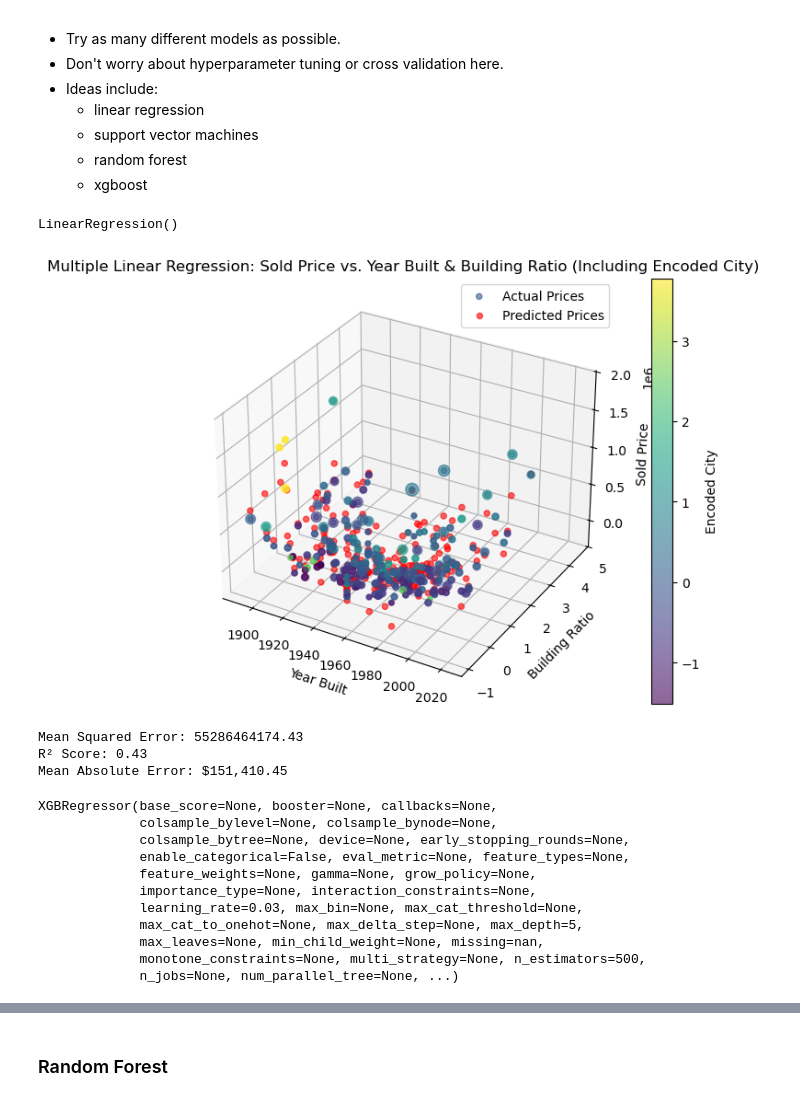
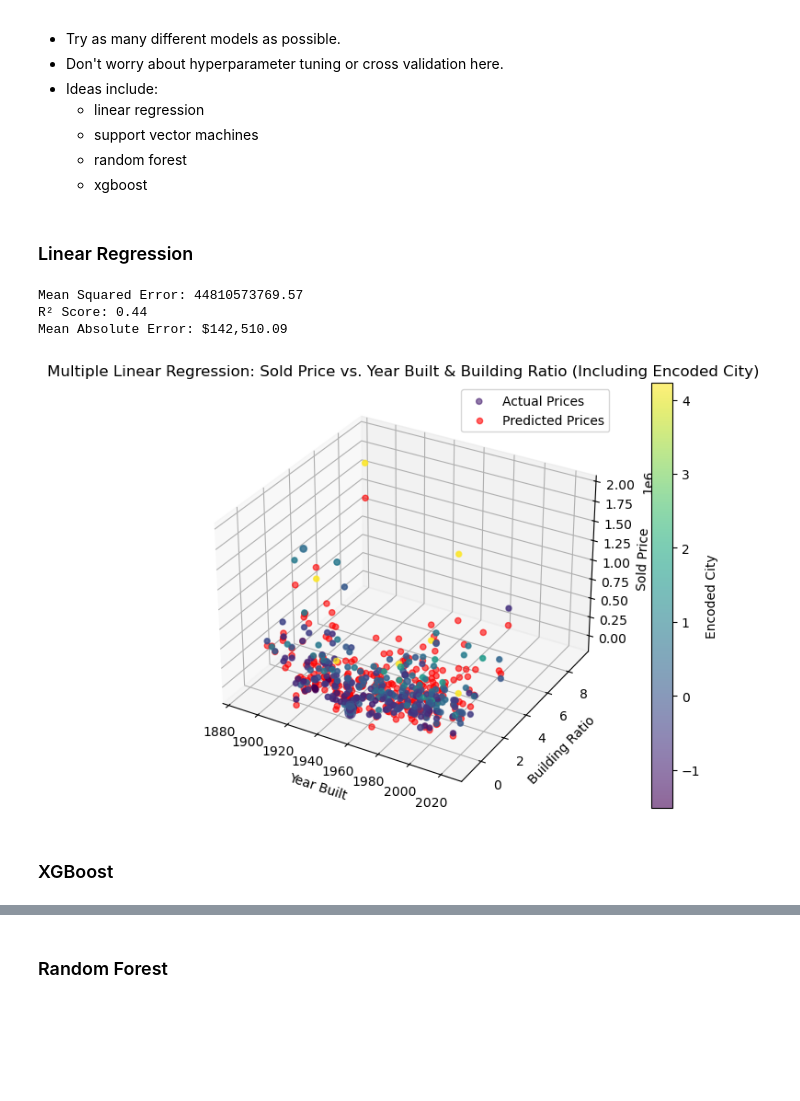
Before and after one commit to lemonsterpie/LHL-midterm, a Jupyter notebook: notebooks/2 - model_selection.ipynb, the cells around one changed output, grey strips where cells are left out. Cells and saved outputs as stored; diff of their text form; code cells hidden in the pictures; blank space fills up the shorter version.

```diff
--- a/notebooks/2 - model_selection.ipynb
+++ b/notebooks/2 - model_selection.ipynb
@@ -44,5 +27,14 @@ X_train, X_test, y_train, y_test = train_test_split(X, y, test_size=0.2, random_
+# %%
+# Import processed data:
+
+data = pd.read_csv('../processed_data/processed_real_estate_listings.csv')
+X = data.drop(columns='sold_price')
+y = data['sold_price']
+# %% [markdown]
+### Linear Regression
+# %%
+lr_X_train, lr_X_test, lr_y_train, lr_y_test = train_test_split(X, y, test_size=0.2, random_state=1)
 # %%
-model = LinearRegression()  # Initialize model
-model.fit(X_train, y_train)  # Train the model
+lr = LinearRegression()  # Initialize model
+lr.fit(lr_X_train, lr_y_train)  # Train the model
+lr_pred = lr.predict(lr_X_test)
-# %% [output]
-LinearRegression()
@@ -51,48 +41,47 @@ y_pred = model.predict(X_test)
+# %%
+# Evaluation Metrics
+
+lr_mse = mean_squared_error(lr_y_test, lr_pred)
+lr_r2 = r2_score(lr_y_test, lr_pred)
+lr_mae = mean_absolute_error(lr_y_test, lr_pred)
+
+print(f"Mean Squared Error: {lr_mse:.2f}")
+print(f"R² Score: {lr_r2:.2f}")
+print(f"Mean Absolute Error: ${lr_mae:,.2f}")
+# %% [output]
+Mean Squared Error: 44810573769.57
+R² Score: 0.44
+Mean Absolute Error: $142,510.09
 # %%
 fig = plt.figure(figsize=(10,6))
 ax = fig.add_subplot(111, projection="3d")
 
 # Use encoded_city as the color scale (mapping city values to colors)
-colors = X_test["encoded_city"]  # Assign colors based on encoded city values
+colors = lr_X_test["encoded_city"]  # Assign colors based on encoded city values
 
 # Actual Prices
-sc = ax.scatter(X_test["year_built"], X_test["building_ratio"], y_test,
+sc = ax.scatter(lr_X_test["year_built"], lr_X_test["building_ratio"], lr_y_test,
                 c=colors, cmap="viridis", label="Actual Prices", alpha=0.6)
 
 # Predicted Prices
-ax.scatter(X_test["year_built"], X_test["building_ratio"], y_pred,
+ax.scatter(lr_X_test["year_built"], lr_X_test["building_ratio"], lr_pred,
            color="red", label="Predicted Prices", alpha=0.6)
 
 # Add color bar for encoded_city representation
 cbar = fig.colorbar(sc)
 cbar.set_label("Encoded City")
 
 # Adjust marker size based on total_sqft for better visualization
-marker_sizes = np.interp(X_test["total_sqft"], (X_test["total_sqft"].min(), X_test["total_sqft"].max()), (10, 100))
-ax.scatter(X_test["year_built"], X_test["building_ratio"], y_test,
+marker_sizes = np.interp(lr_X_test["total_sqft"], (lr_X_test["total_sqft"].min(), lr_X_test["total_sqft"].max()), (10, 100))
+ax.scatter(lr_X_test["year_built"], lr_X_test["building_ratio"], lr_y_test,
            c=colors, cmap="viridis", s=marker_sizes, alpha=0.6)
 
 # Label axes
 ax.set_xlabel("Year Built")
 ax.set_ylabel("Building Ratio")
 ax.set_zlabel("Sold Price")
 ax.legend()
 plt.title("Multiple Linear Regression: Sold Price vs. Year Built & Building Ratio (Including Encoded City)")
 plt.show()
 # %% [output]
-[figure, old version]
+[figure, new version]
-# %%
-# Evaluation Metrics
-from sklearn.metrics import mean_squared_error, r2_score
-mse = mean_squared_error(y_test, y_pred)
-r2 = r2_score(y_test, y_pred)
-
-print(f"Mean Squared Error: {mse:.2f}")
-print(f"R² Score: {r2:.2f}")
-
-mae = mean_absolute_error(y_test, y_pred)
-print(f"Mean Absolute Error: ${mae:,.2f}")
-# %% [output]
-Mean Squared Error: 55286464174.43
-R² Score: 0.43
-Mean Absolute Error: $151,410.45
@@ -105,0 +88,2 @@ y_test = test_df["sold_price"]
+# %% [markdown]
+### XGBoost
@@ -108,17 +94,8 @@ y_test = test_df["sold_price"]
 xgb_model = xgb.XGBRegressor(n_estimators=500, learning_rate=0.03, max_depth=5, random_state=42)
 
 # Train the model
-xgb_model.fit(X_train, y_train)
+xgb_model.fit(xgb_X_train, xgb_y_train)
+
+# Predict sold prices
+xgb_pred = xgb_model.predict(xgb_X_test)
-# %% [output]
-XGBRegressor(base_score=None, booster=None, callbacks=None,
-             colsample_bylevel=None, colsample_bynode=None,
-             colsample_bytree=None, device=None, early_stopping_rounds=None,
-             enable_categorical=False, eval_metric=None, feature_types=None,
-             feature_weights=None, gamma=None, grow_policy=None,
-             importance_type=None, interaction_constraints=None,
-             learning_rate=0.03, max_bin=None, max_cat_threshold=None,
-             max_cat_to_onehot=None, max_delta_step=None, max_depth=5,
-             max_leaves=None, min_child_weight=None, missing=nan,
-             monotone_constraints=None, multi_strategy=None, n_estimators=500,
-             n_jobs=None, num_parallel_tree=None, ...)
 # %%
```
Also changed, not shown: parts of 35 cells of this notebook, 9 other files.
